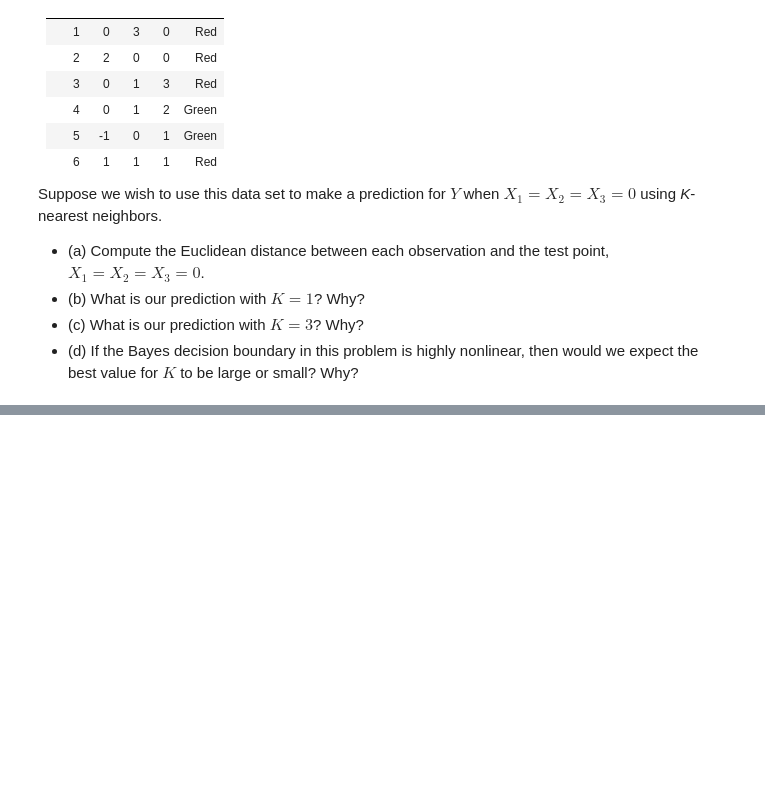
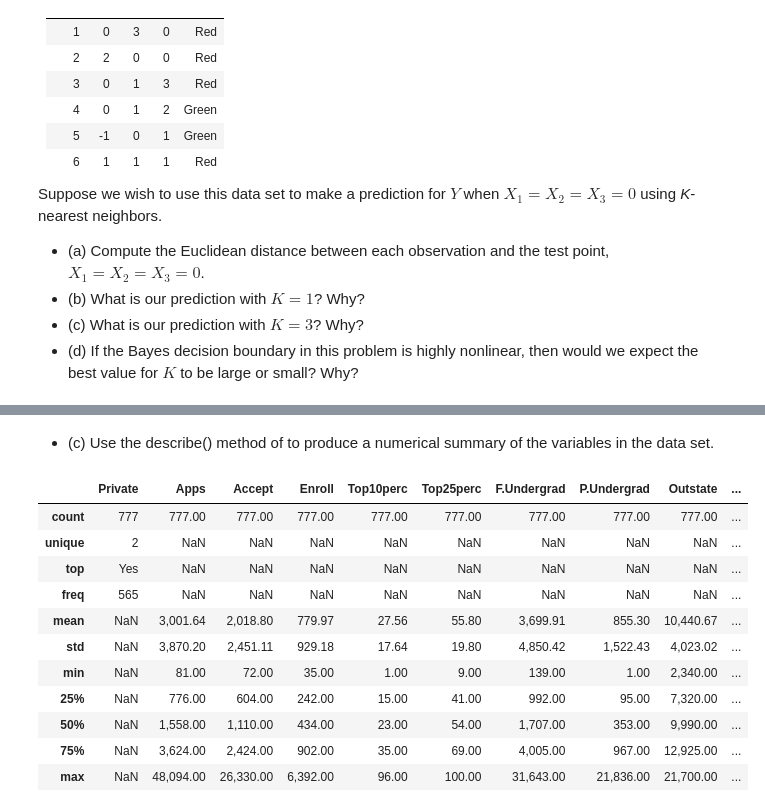
Before and after one commit to CREZSPO/ISLP, a Jupyter notebook: ISLP_Exercises/ISLP Chapter 2.ipynb, the cells around one changed output, grey strips where cells are left out. Saved outputs shown, nothing was run; the diff lists cells and outputs as text; code cells hidden in the pictures; blank space fills up the shorter version.

```diff
--- a/ISLP_Exercises/ISLP Chapter 2.ipynb
+++ b/ISLP_Exercises/ISLP Chapter 2.ipynb
@@ -218,0 +401,18 @@ import pandas as pd
+# %% [markdown]
+- (c) Use the describe() method of to produce a numerical summary of the variables in the data set.
+# %%
+college.describe(include='all')
+# [2, 3, 4] Without the 'all' option, the column 'Private' is not shown because it is categorical
+# %% [output]
+|  | Private | Apps | Accept | Enroll | Top10perc | Top25perc | F.Undergrad | P.Undergrad | Outstate | ... |
+| count | 777 | 777.00 | 777.00 | 777.00 | 777.00 | 777.00 | 777.00 | 777.00 | 777.00 | ... |
+| unique | 2 | NaN | NaN | NaN | NaN | NaN | NaN | NaN | NaN | ... |
+| top | Yes | NaN | NaN | NaN | NaN | NaN | NaN | NaN | NaN | ... |
+| freq | 565 | NaN | NaN | NaN | NaN | NaN | NaN | NaN | NaN | ... |
+| mean | NaN | 3,001.64 | 2,018.80 | 779.97 | 27.56 | 55.80 | 3,699.91 | 855.30 | 10,440.67 | ... |
+| std | NaN | 3,870.20 | 2,451.11 | 929.18 | 17.64 | 19.80 | 4,850.42 | 1,522.43 | 4,023.02 | ... |
+| min | NaN | 81.00 | 72.00 | 35.00 | 1.00 | 9.00 | 139.00 | 1.00 | 2,340.00 | ... |
+| 25% | NaN | 776.00 | 604.00 | 242.00 | 15.00 | 41.00 | 992.00 | 95.00 | 7,320.00 | ... |
+| 50% | NaN | 1,558.00 | 1,110.00 | 434.00 | 23.00 | 54.00 | 1,707.00 | 353.00 | 9,990.00 | ... |
+| 75% | NaN | 3,624.00 | 2,424.00 | 902.00 | 35.00 | 69.00 | 4,005.00 | 967.00 | 12,925.00 | ... |
+| max | NaN | 48,094.00 | 26,330.00 | 6,392.00 | 96.00 | 100.00 | 31,643.00 | 21,836.00 | 21,700.00 | ... |
```
Also changed, not shown: parts of 24 cells of this notebook, 1 other file.
